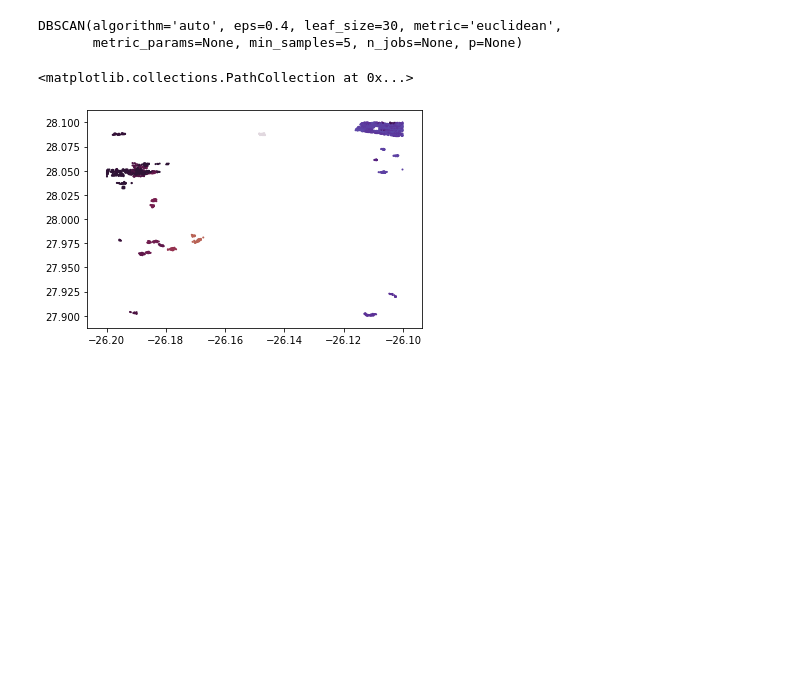
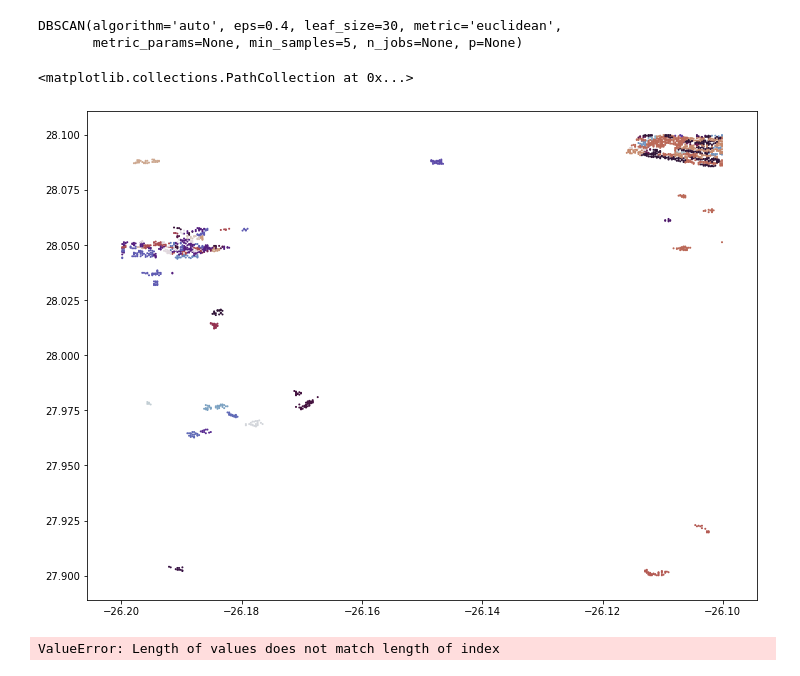
Before and after one commit to hamlett-neil-ur/satellite-detect-informal-settlements, a Jupyter notebook: 200212 SA Population.ipynb, the cells around one changed output. Cells and saved outputs as stored; diff of their text form; code cells hidden in the pictures; blank space fills up the shorter version.

```diff
--- a/200212 SA Population.ipynb
+++ b/200212 SA Population.ipynb
@@ -85,13 +85,27 @@ random.seed(25)
 # %%
+np.random.seed(25)
 color_map = dict(zip(set(jberg_pop_dbscan.labels_),
                      cm.get_cmap('twilight_shifted', len(set(jberg_pop_dbscan.labels_))).colors))
+
+color_map_index_shuffled = dict(zip(color_map.keys(),
+                                    np.random.choice(a = list(color_map.keys()),
+                                                     size = len(color_map),
+                                                     replace = False)))
+color_map.update({color_map_index_shuffled.get(key) : color_map.get(key)
+                     for key in color_map.keys()})
+
 color_map.update({idx : np.concatenate((color_map.get(idx)[:-1], np.array([0])))
                          for idx in {-1, 0}})
 # %%
+plt.figure(figsize = (12,9))
 plt.scatter(jberg_pop_truncated['Lat'],
             jberg_pop_truncated['Lon'],
-            color = pd.Series(data = jberg_pop_dbscan.labels_).map(twilight_shifted),
+            color = pd.Series(data = jberg_pop_dbscan.labels_).map(color_map),
             s = 1)
 # %% [output]
 <matplotlib.collections.PathCollection at 0x...>
-[figure, old version]
+[figure, new version]
+# %%
+jberg_pop.assign(clusters = jberg_pop_dbscan.labels_)
+# %% [output]
+ValueError: Length of values does not match length of index
```
Also changed, not shown: parts of 2 cells of this notebook, 1 other file.
